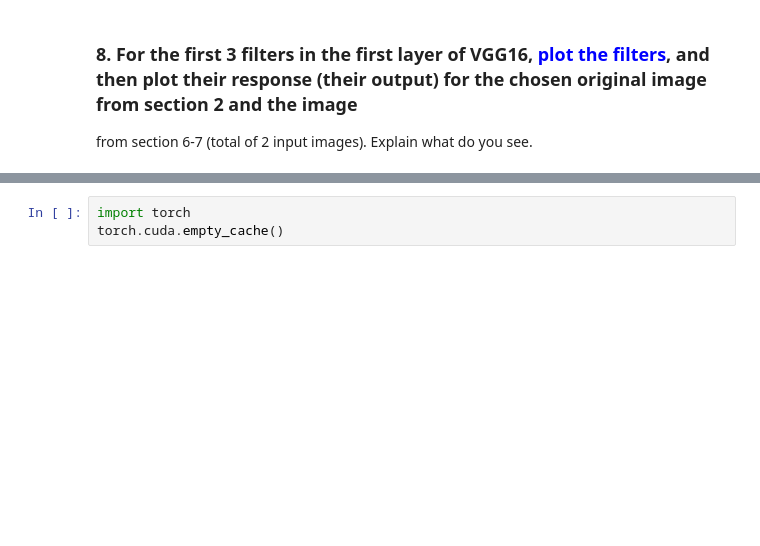
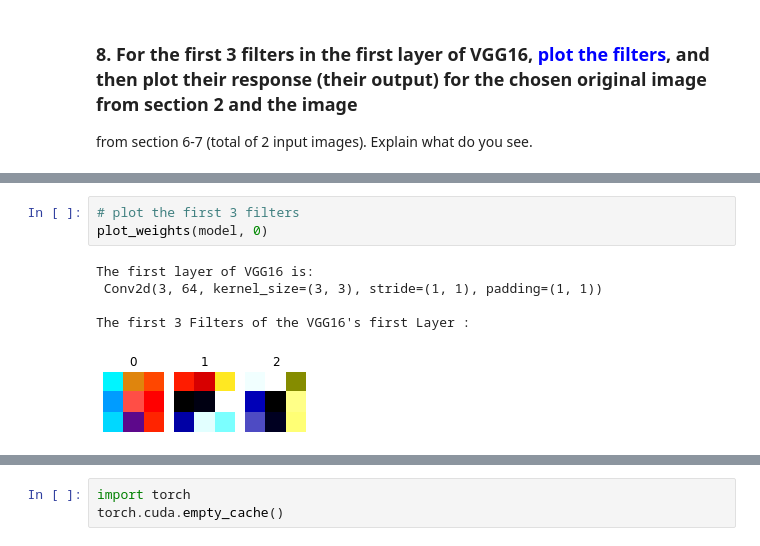
Before and after one commit to danatal29/HW2-CV, a Jupyter notebook: Untitled1.ipynb, the cells around one changed output, grey strips where cells are left out. Drawn from its saved outputs; the diff is of its cells as text; blank space fills up the shorter version.

```diff
--- a/Untitled1.ipynb
+++ b/Untitled1.ipynb
@@ -269,0 +291,9 @@ print( "Filters of the polar bear in a new habitat image: ")
+# %%
+# plot the first 3 filters
+plot_weights(model, 0)
+# %% [output]
+The first layer of VGG16 is:
+ Conv2d(3, 64, kernel_size=(3, 3), stride=(1, 1), padding=(1, 1))
+
+The first 3 Filters of the VGG16's first Layer :
+[figure, added]
```
Also changed, not shown: parts of 16 cells of this notebook.
